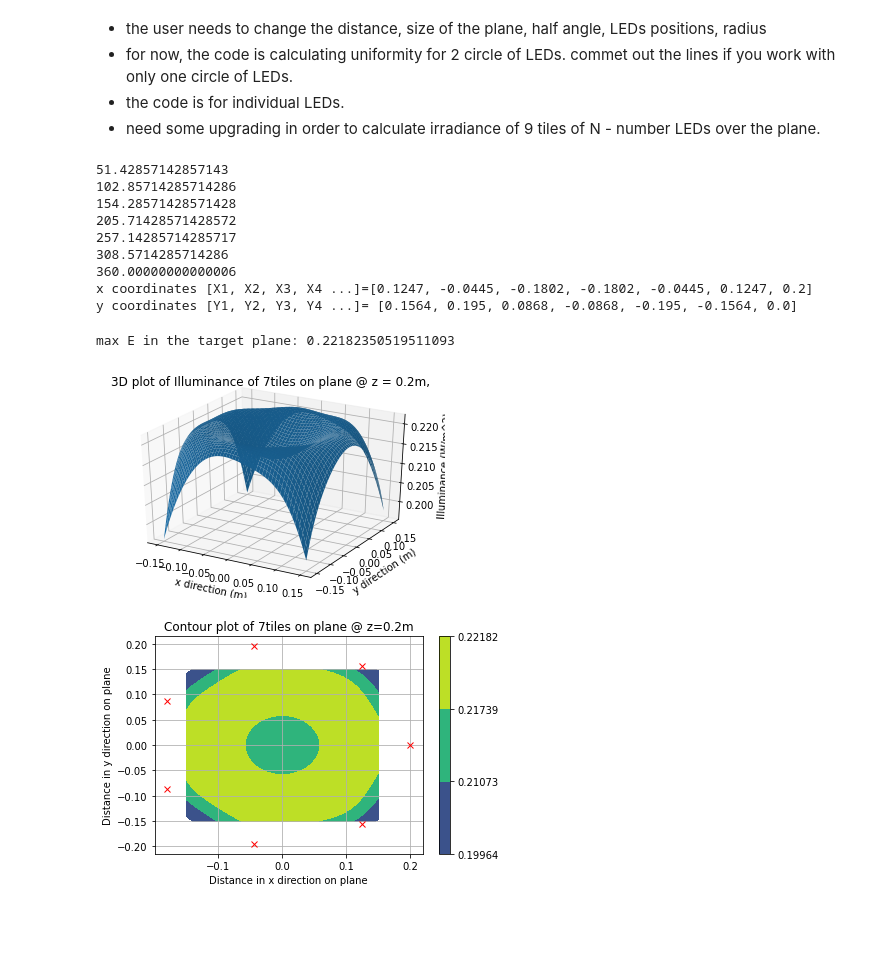
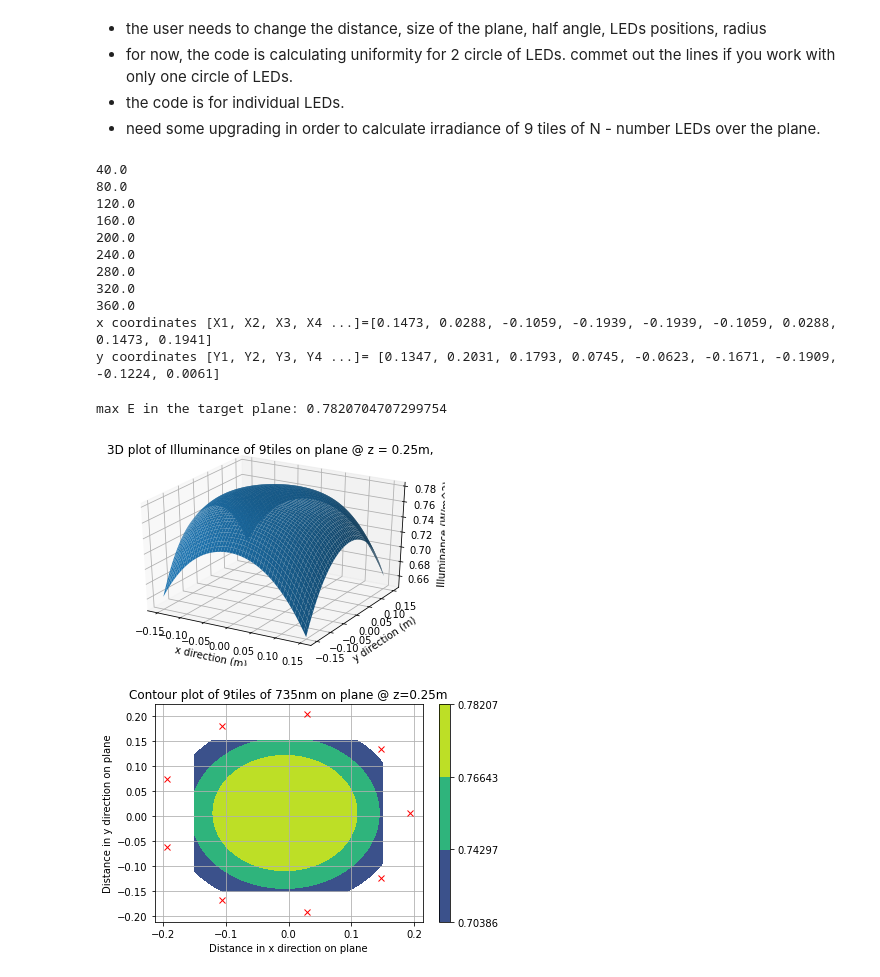
Before and after one commit to nicol2020/UV-SINTEC, a Jupyter notebook: 310lamp.ipynb, the cells around one changed output. Saved outputs shown, nothing was run; the diff lists cells and outputs as text; code cells hidden in the pictures; blank space fills up the shorter version.

```diff
--- a/310lamp.ipynb
+++ b/310lamp.ipynb
@@ -20,12 +28,12 @@ from mpl_toolkits import mplot3d
 #Ben's code
 #Only use code in this cell if given the power density at a given height and need to find the initial intensity I [cd]
 
-I_zero = 0.154 #Power Density in w/m^2 at a given height h from the LED
+I_zero = 0.507 #Power Density in w/m^2 at a given height h from the LED
 h = 0.15 #height from the LED to the plane given for Power density
 I = I_zero*(h**2) #Intensity value in cd
 # %%
 #Ben's code
-z = 0.20 #Distance from LED plane to target plane in metres
+z = 0.25#Distance from LED plane to target plane in metres
 
 
 #Comment out the next 3 lines and uncomment the line after that in order to use a given I value in cd
@@ -53,10 +61,10 @@ x, y = np.meshgrid(X,Y) #This is required to enable the contour plot
 E = 0 #Set total illuminance to 0 initially
 Enew = 0 #Set storage variable to zero initially to 0 initially
 # %%
-# uncommet lines below if you work with circle configuration,
+# circle configuration
 
-LED_n = 7 # number of clusters
-radius = 0.20 # radius in m
+LED_n = 9 # number of clusters
+radius = 0.20# radius in m
 angle = 360/LED_n # get angle of each section
 
 xlist = [] # list for x coordinates
@@ -65,8 +73,13 @@ ylist = [] # list for y coordinates
 
 #get x,y LEDs positions
 angle1 = angle
-xLED=0 # x cooordinates of LED on tile
-yLED=0 # y coordinates of LED on tile
+# LEDs positions on tile:
+#xlist = [0, -0.005915, 0.004915, -0.005915, 0.004915 ]
+#ylist = [0, 0.00611, 0.00611, -0.00642, -0.00642]
+#1(-5.915,6.11 );2(4.915, 6.11);UV(0,0);3(-5.915, -6.42);4(4.915, -6.42)
+
+xLED=-0.005915 # x cooordinates of LED on tile
+yLED=0.00611 # y coordinates of LED on tile
 for i in range(LED_n):
   print(angle1)
   xx =  xLED+(radius*np.cos(np.radians(angle1))) # x coordinates
@@ -76,18 +89,20 @@ for i in range(LED_n):
   angle1 = angle1 + angle
 
 """
+#second circle
 xlist_2 = [] # adding a seconde circle of LED
 ylist_2 = [] # adding a seconde cirle of LED
+xLED_2 = 0 #x cooordinates of LED on tile
+yLED_2 = 0 #y cooordinates of LED on tile
 angle2 = angle
 for i in range(LED_n):
   print(angle2)
-  xx =  -0.0085+(radius*np.cos(np.radians(angle2))) # x coordinates
-  yy =  0.006+(radius*np.sin(np.radians(angle2))) # y coordinates
+  xx =  xLED_2+(radius*np.cos(np.radians(angle2))) # x coordinates
+  yy =  yLED_2+(radius*np.sin(np.radians(angle2))) # y coordinates
   xlist_2.append(np.round(xx, 4)) # round to 4 decimal and save to list
   ylist_2.append(np.round(yy ,4)) # round to 4 decimal and save to list
   angle2 = angle2 + angle
-print(xlist_2)
-print(ylist_2)
+
 
 xlist.extend(xlist_2)
 ylist.extend(ylist_2)
@@ -95,15 +110,17 @@ ylist.extend(ylist_2)
 print(f"x coordinates [X1, X2, X3, X4 ...]={xlist} ")
 print(f"y coordinates [Y1, Y2, Y3, Y4 ...]= {ylist}")
 # %% [output]
-51.42857142857143
-102.85714285714286
-154.28571428571428
-205.71428571428572
-257.14285714285717
-308.5714285714286
-360.00000000000006
-x coordinates [X1, X2, X3, X4 ...]=[0.1247, -0.0445, -0.1802, -0.1802, -0.0445, 0.1247, 0.2]
-y coordinates [Y1, Y2, Y3, Y4 ...]= [0.1564, 0.195, 0.0868, -0.0868, -0.195, -0.1564, 0.0]
+40.0
+80.0
+120.0
+160.0
+200.0
+240.0
+280.0
+320.0
+360.0
+x coordinates [X1, X2, X3, X4 ...]=[0.1473, 0.0288, -0.1059, -0.1939, -0.1939, -0.1059, 0.0288, 0.1473, 0.1941]
+y coordinates [Y1, Y2, Y3, Y4 ...]= [0.1347, 0.2031, 0.1793, 0.0745, -0.0623, -0.1671, -0.1909, -0.1224, 0.0061]
 # %%
 #########################################
 #Ben's code for calculating the E over the plane
@@ -125,7 +142,7 @@ M = np.max(E) #Peak of the matrix E
 print(f"max E in the target plane: {M} ")
 #E = E/M #Creating relative illuminance with respect to the peak of E
 # %% [output]
-max E in the target plane: 0.22182350519511093
+max E in the target plane: 0.7820704707299754
 # %%
 #Ben's code, changed only the set_title
 #Code to create a 3D plot of 2D position on the plane and total illuminance
@@ -142,31 +159,31 @@ ax.set_zlabel("Illuminance (W/m^2)")
 #plt.colorbar(Mappable)
 plt.show()
 # %% [output]
-[figure, old version]
+[figure, new version]
 # %%
 #Ben's code
 
 fig,ax = plt.subplots(1,1)
 #V = [0.5, 0.6, 0.7, 0.8, 0.9, 0.95, 1] #Line for putting specific contour lines in the plot
 #V = [0.9, 0.93, 0.95, 0.98, 1]
 V = [0.90*M,0.95*M, 0.98*M, M] #Array for making specific contour lines for illuminance in W/m^2
 cp = ax.contourf(x,y,E,V)
 #Code below for plotting each LED's position
 """
 for j in ylist:
     ledy = -(n-j)*d/2 +py/2
     for i in xlist:
         ledx = -(n-i)*d/2 +px/2
         plt.plot(ledx,ledy,'rx')
 """
 for ledx, ledy in zip(xlist,ylist):
   plt.plot(ledx,ledy,'rx')
 
 
 fig.colorbar(cp)
-plt.title(f"Contour plot of {LED_n}tiles on plane @ z={z}m")
+plt.title(f"Contour plot of {LED_n}tiles of 735nm on plane @ z={z}m")
 plt.xlabel("Distance in x direction on plane")
 plt.ylabel("Distance in y direction on plane")
 plt.grid()
 # %% [output]
-[figure, old version]
+[figure, new version]
```
Also changed, not shown: parts of 1 cell of this notebook.
